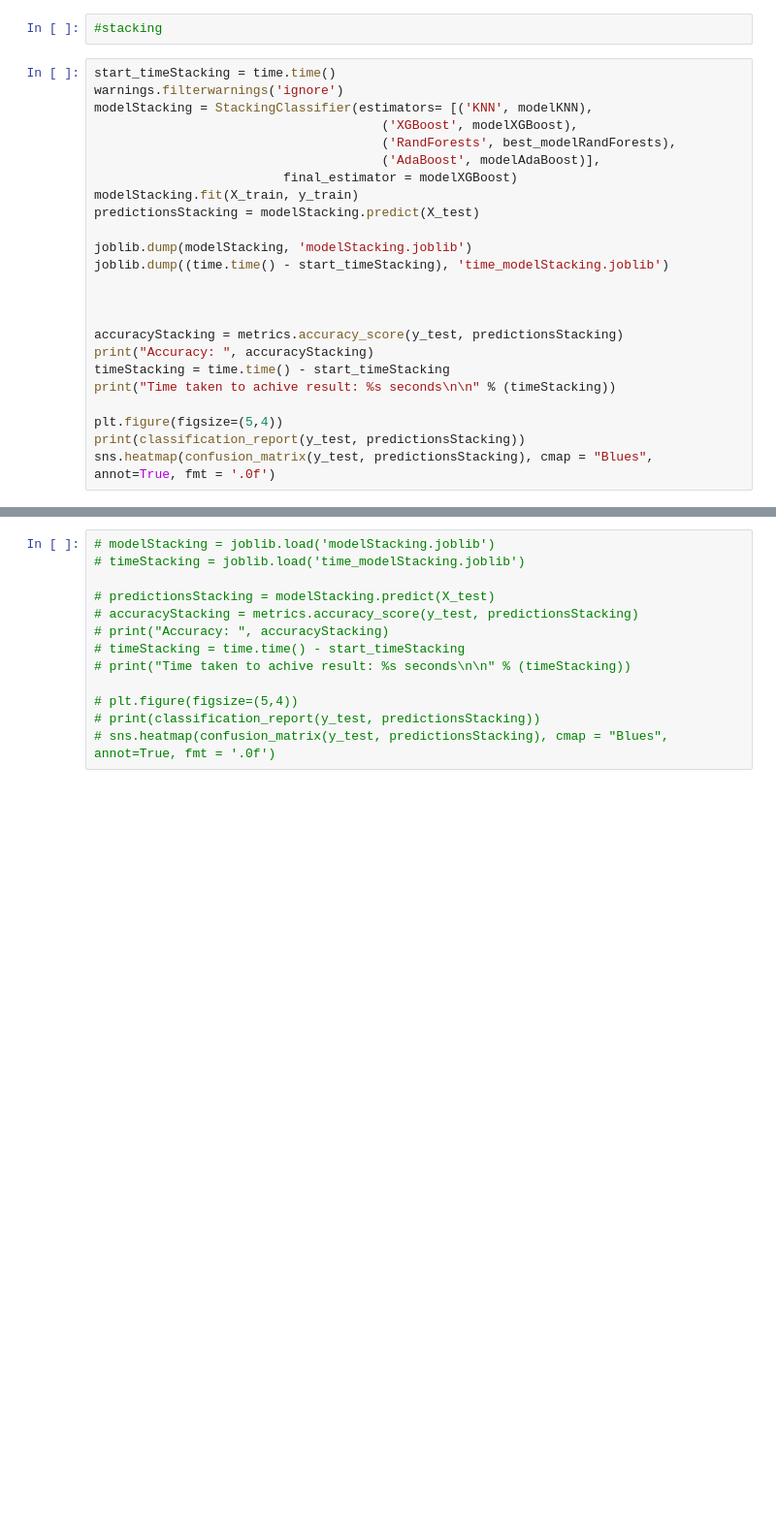
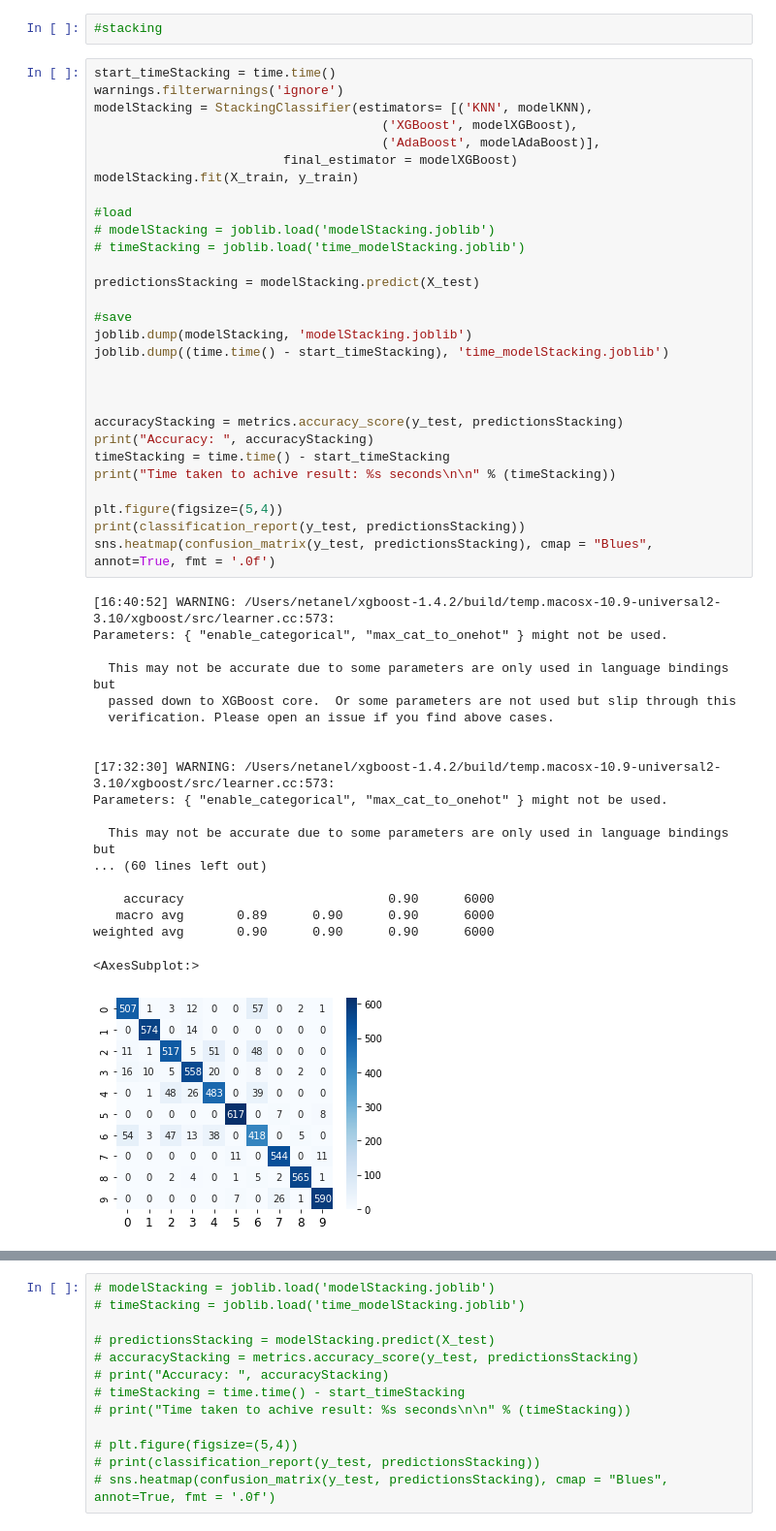
Before and after one commit to sandler2806/Data-Visualization, a Jupyter notebook: fashin-checkpoint.ipynb, the cells around one changed output, grey strips where cells are left out. Shown at 97% size. Cells and saved outputs as stored; diff of their text form; blank space fills up the shorter version.

```diff
--- a/fashin-checkpoint.ipynb
+++ b/fashin-checkpoint.ipynb
@@ -874,24 +874,49 @@ results(stack)
 # %%
 start_timeStacking = time.time()
 warnings.filterwarnings('ignore')
 modelStacking = StackingClassifier(estimators= [('KNN', modelKNN),
                                       ('XGBoost', modelXGBoost),
-                                      ('RandForests', best_modelRandForests),
                                       ('AdaBoost', modelAdaBoost)],
                          final_estimator = modelXGBoost)
 modelStacking.fit(X_train, y_train)
+
+#load
+# modelStacking = joblib.load('modelStacking.joblib')
+# timeStacking = joblib.load('time_modelStacking.joblib')
+
 predictionsStacking = modelStacking.predict(X_test)
 
+#save
 joblib.dump(modelStacking, 'modelStacking.joblib')
 joblib.dump((time.time() - start_timeStacking), 'time_modelStacking.joblib')
 
 
 
 accuracyStacking = metrics.accuracy_score(y_test, predictionsStacking)
 print("Accuracy: ", accuracyStacking)
 timeStacking = time.time() - start_timeStacking
 print("Time taken to achive result: %s seconds\n\n" % (timeStacking))
 
 plt.figure(figsize=(5,4))
 print(classification_report(y_test, predictionsStacking))
 sns.heatmap(confusion_matrix(y_test, predictionsStacking), cmap = "Blues", annot=True, fmt = '.0f')
+# %% [output]
+[16:40:52] WARNING: /Users/netanel/xgboost-1.4.2/build/temp.macosx-10.9-universal2-3.10/xgboost/src/learner.cc:573:
+Parameters: { "enable_categorical", "max_cat_to_onehot" } might not be used.
+
+  This may not be accurate due to some parameters are only used in language bindings but
+  passed down to XGBoost core.  Or some parameters are not used but slip through this
+  verification. Please open an issue if you find above cases.
+
+
+[17:32:30] WARNING: /Users/netanel/xgboost-1.4.2/build/temp.macosx-10.9-universal2-3.10/xgboost/src/learner.cc:573:
+Parameters: { "enable_categorical", "max_cat_to_onehot" } might not be used.
+
+  This may not be accurate due to some parameters are only used in language bindings but
+... (60 lines left out)
+
+    accuracy                           0.90      6000
+   macro avg       0.89      0.90      0.90      6000
+weighted avg       0.90      0.90      0.90      6000
+<AxesSubplot:>
+[figure, added]
```
Also changed, not shown: parts of 8 cells of this notebook.
